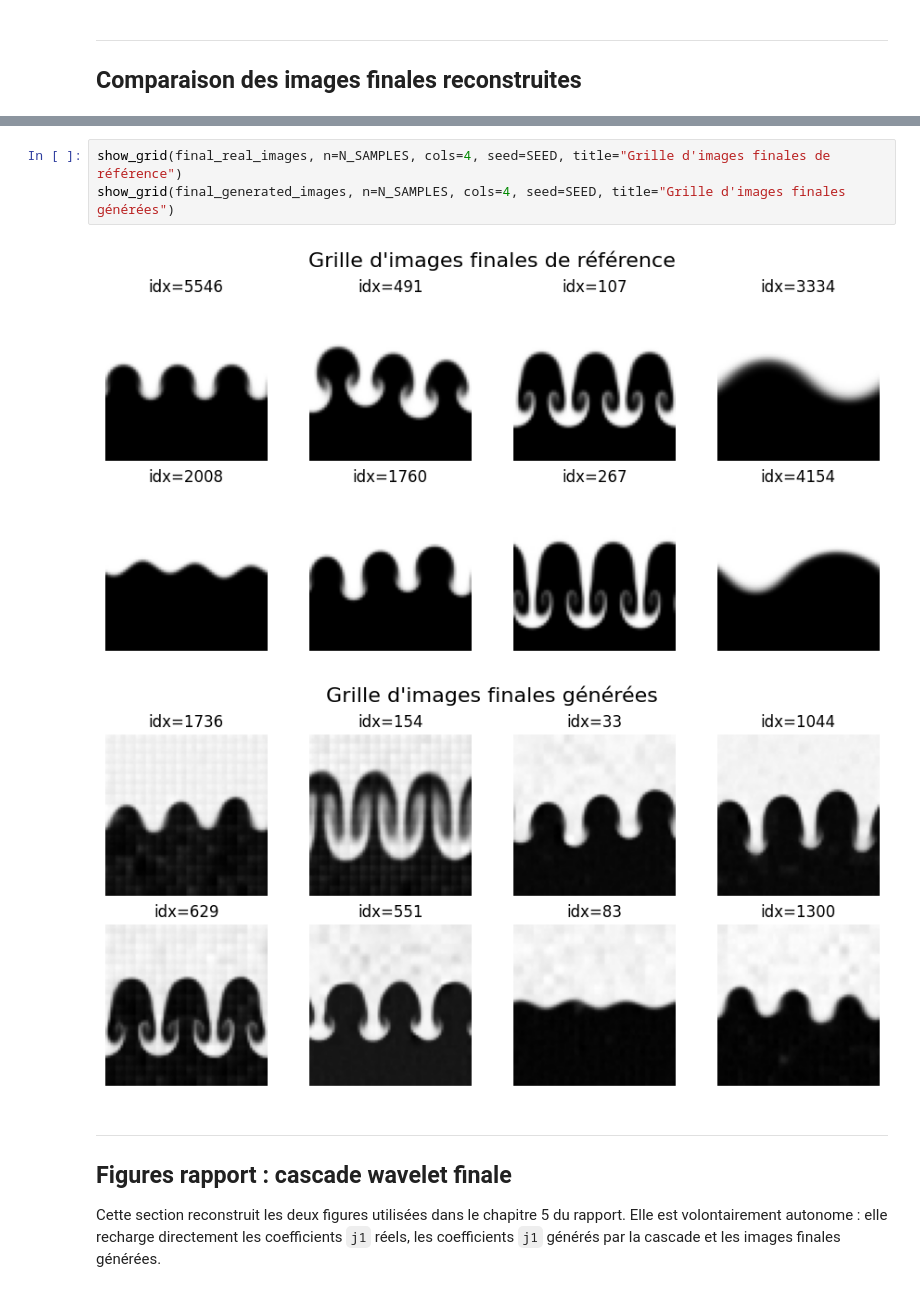
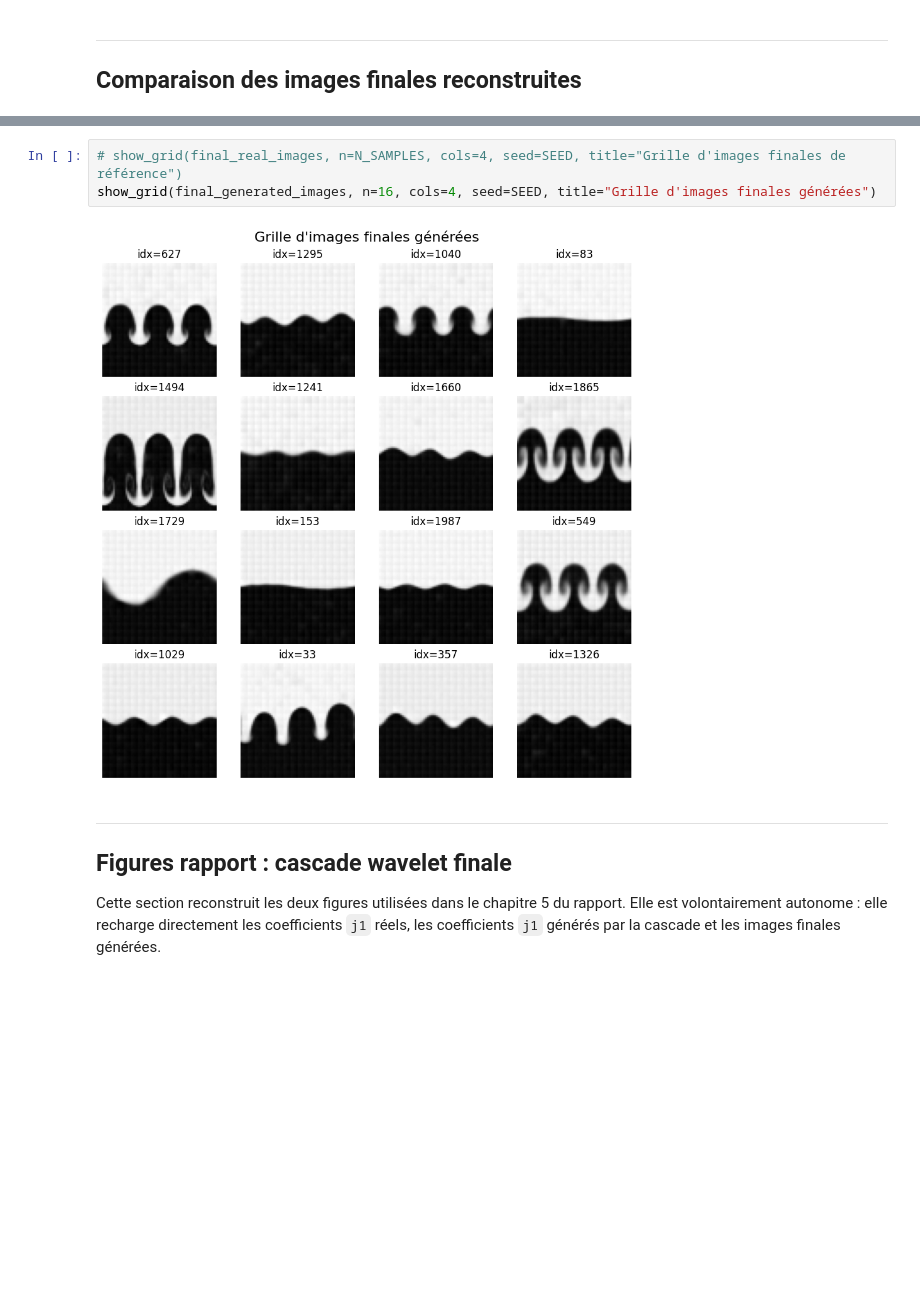
Before and after one commit to Samuel-Chapuis/Rayleigh-Taylor-Generative-Surrogate, a Jupyter notebook: analyse_reslutat/WSGM_visualisation.ipynb, the cells around one changed output, grey strips where cells are left out. Drawn from its saved outputs; the diff is of its cells as text; blank space fills up the shorter version.

```diff
--- a/analyse_reslutat/WSGM_visualisation.ipynb
+++ b/analyse_reslutat/WSGM_visualisation.ipynb
@@ -645,9 +645,8 @@ plot_single_channel_comparison(
 # %%
-show_grid(final_real_images, n=N_SAMPLES, cols=4, seed=SEED, title="Grille d'images finales de référence")
-show_grid(final_generated_images, n=N_SAMPLES, cols=4, seed=SEED, title="Grille d'images finales générées")
+# show_grid(final_real_images, n=N_SAMPLES, cols=4, seed=SEED, title="Grille d'images finales de référence")
+show_grid(final_generated_images, n=16, cols=4, seed=SEED, title="Grille d'images finales générées")
 # %% [output]
-[figure, old version]
+[figure, new version]
-[figure, removed]
 # %% [markdown]
 ---
 ## Figures rapport : cascade wavelet finale
```
Also changed, not shown: parts of 9 cells of this notebook, 8 other files.
